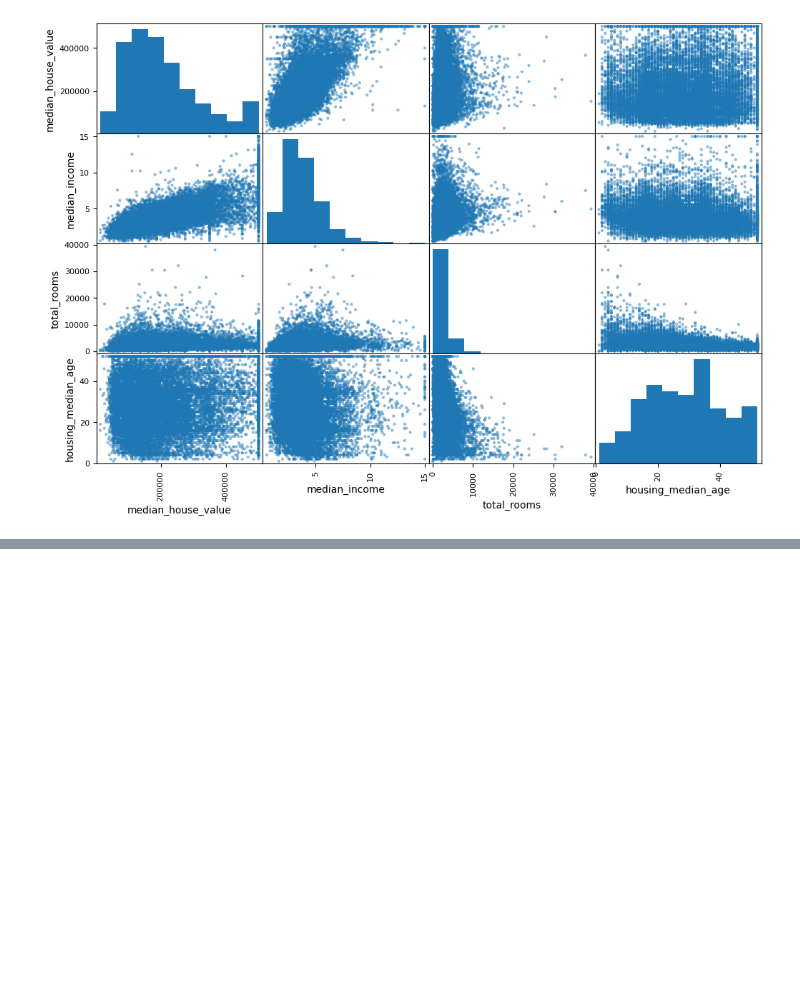
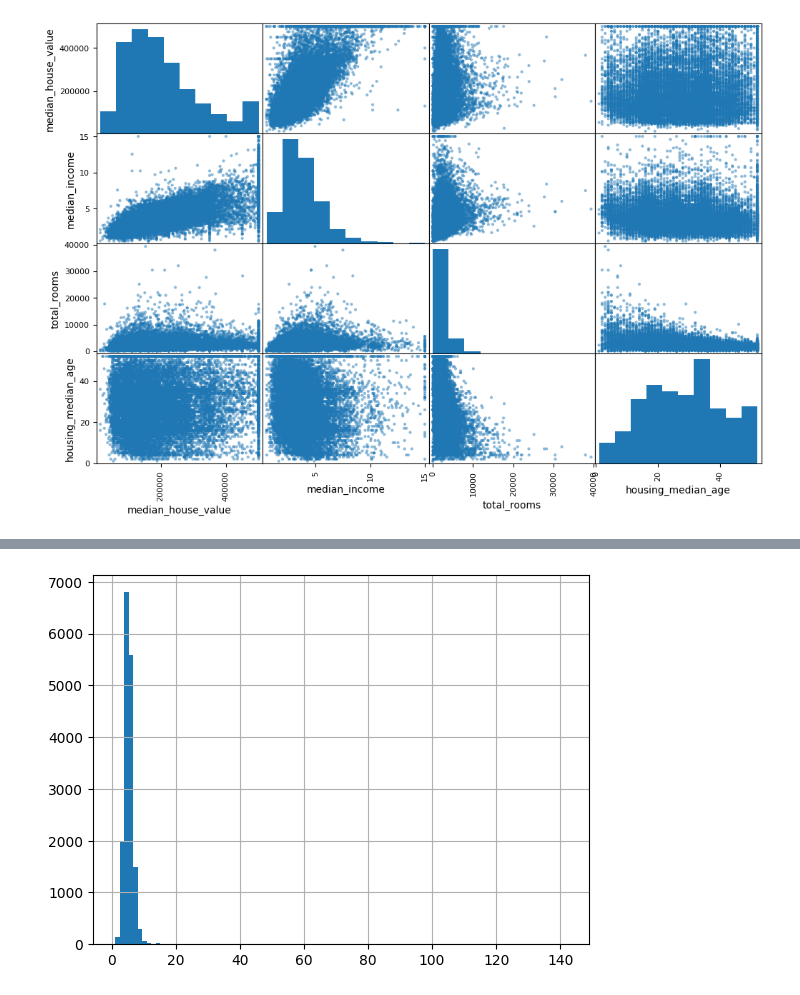
Before and after one commit to alinemitri/hands-on-ML-book, a Jupyter notebook: 02_project.ipynb, the cells around one changed output, grey strips where cells are left out. Saved outputs shown, nothing was run; the diff lists cells and outputs as text; code cells hidden in the pictures; blank space fills up the shorter version.

Commit message:
combined attributes

```diff
--- a/02_project.ipynb
+++ b/02_project.ipynb
@@ -235,3 +235,8 @@ array([[<Axes: xlabel='median_house_value', ylabel='median_house_value'>,
         <Axes: xlabel='housing_median_age', ylabel='housing_median_age'>]],
       dtype=object)
 [figure]
+# %%
+#Combining attributes
+housing_train_quant["rooms_per_household"] = housing_train_quant["total_rooms"]/housing_train_quant["households"]
+housing_train_quant["bedrooms_per_room"] = housing_train_quant["total_bedrooms"]/housing_train_quant["total_rooms"]
+housing_train_quant["population_per_household"] = housing_train_quant["population"]/housing_train_quant["households"]
@@ -237,0 +260,5 @@ array([[<Axes: xlabel='median_house_value', ylabel='median_house_value'>,
+# %%
+housing_train_quant["rooms_per_household"].hist(bins=100)
+plt.show()
+# %% [output]
+[figure, added]
```
Also changed, not shown: parts of 1 cell of this notebook.
